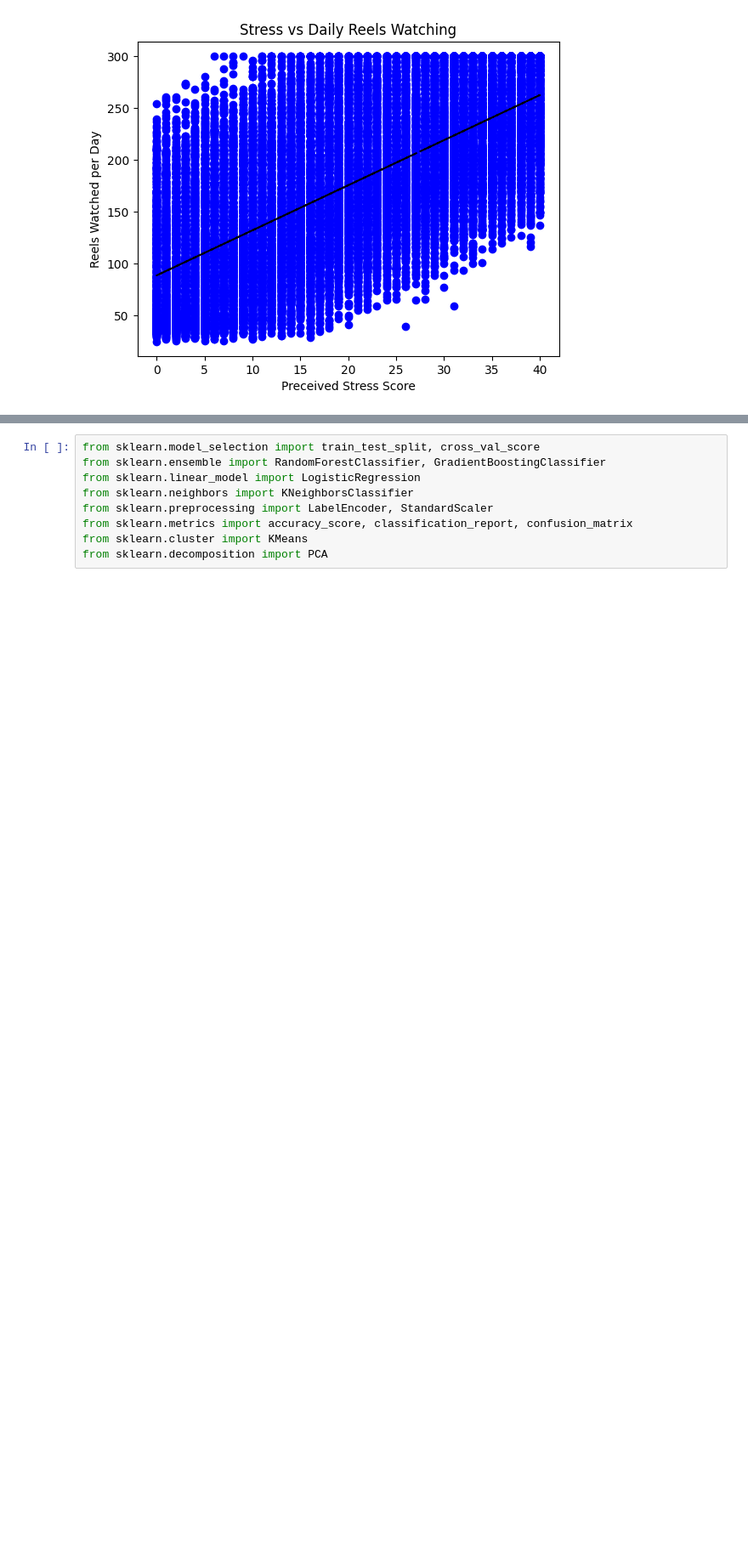
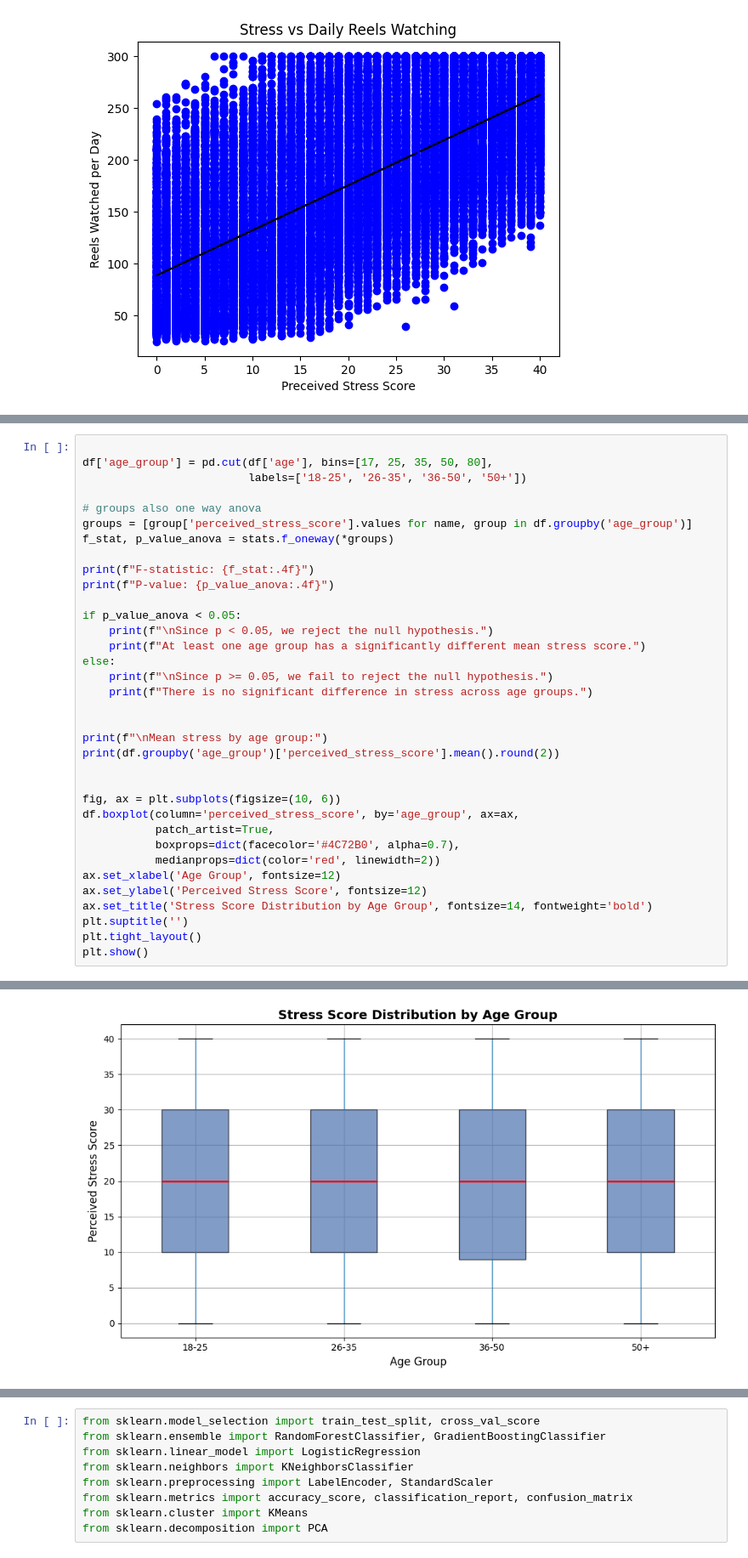
Before and after one commit to saishapitani/cmsc320GroupProj, a Jupyter notebook: final_proj.ipynb, the cells around one changed output, grey strips where cells are left out. Shown at 85% size. Cells and saved outputs as stored; diff of their text form; blank space fills up the shorter version.

```diff
--- a/final_proj.ipynb
+++ b/final_proj.ipynb
@@ -152,0 +216,36 @@ Ok, those are some neat correlations! Now we have some data we can work with for
+# %%
+
+df['age_group'] = pd.cut(df['age'], bins=[17, 25, 35, 50, 80],
+                         labels=['18-25', '26-35', '36-50', '50+'])
+
+# groups also one way anova
+groups = [group['perceived_stress_score'].values for name, group in df.groupby('age_group')]
+f_stat, p_value_anova = stats.f_oneway(*groups)
+
+print(f"F-statistic: {f_stat:.4f}")
+print(f"P-value: {p_value_anova:.4f}")
+
+if p_value_anova < 0.05:
+    print(f"\nSince p < 0.05, we reject the null hypothesis.")
+    print(f"At least one age group has a significantly different mean stress score.")
+else:
+    print(f"\nSince p >= 0.05, we fail to reject the null hypothesis.")
+    print(f"There is no significant difference in stress across age groups.")
+
+
+print(f"\nMean stress by age group:")
+print(df.groupby('age_group')['perceived_stress_score'].mean().round(2))
+
+
+fig, ax = plt.subplots(figsize=(10, 6))
+df.boxplot(column='perceived_stress_score', by='age_group', ax=ax,
+           patch_artist=True,
+           boxprops=dict(facecolor='#4C72B0', alpha=0.7),
+           medianprops=dict(color='red', linewidth=2))
+ax.set_xlabel('Age Group', fontsize=12)
+ax.set_ylabel('Perceived Stress Score', fontsize=12)
+ax.set_title('Stress Score Distribution by Age Group', fontsize=14, fontweight='bold')
+plt.suptitle('')
+plt.tight_layout()
+plt.show()
+# %% [output]
@@ -152,0 +265 @@ Ok, those are some neat correlations! Now we have some data we can work with for
+[figure, added]
```
Also changed, not shown: parts of 10 cells of this notebook.
